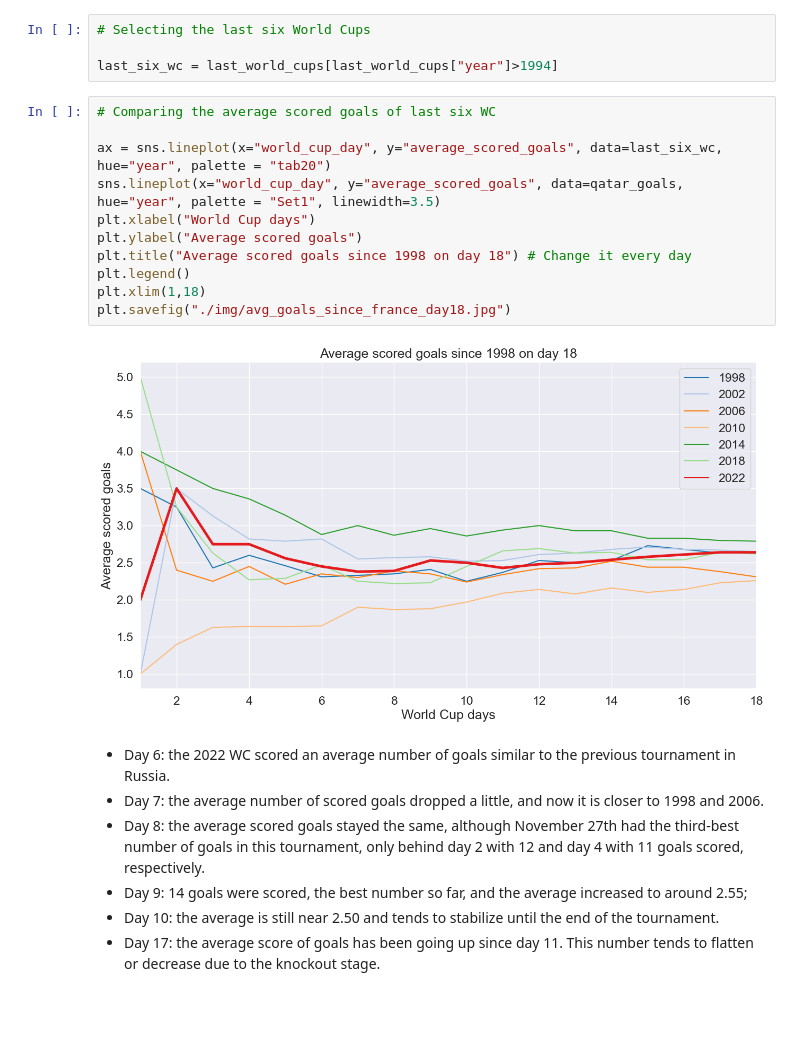
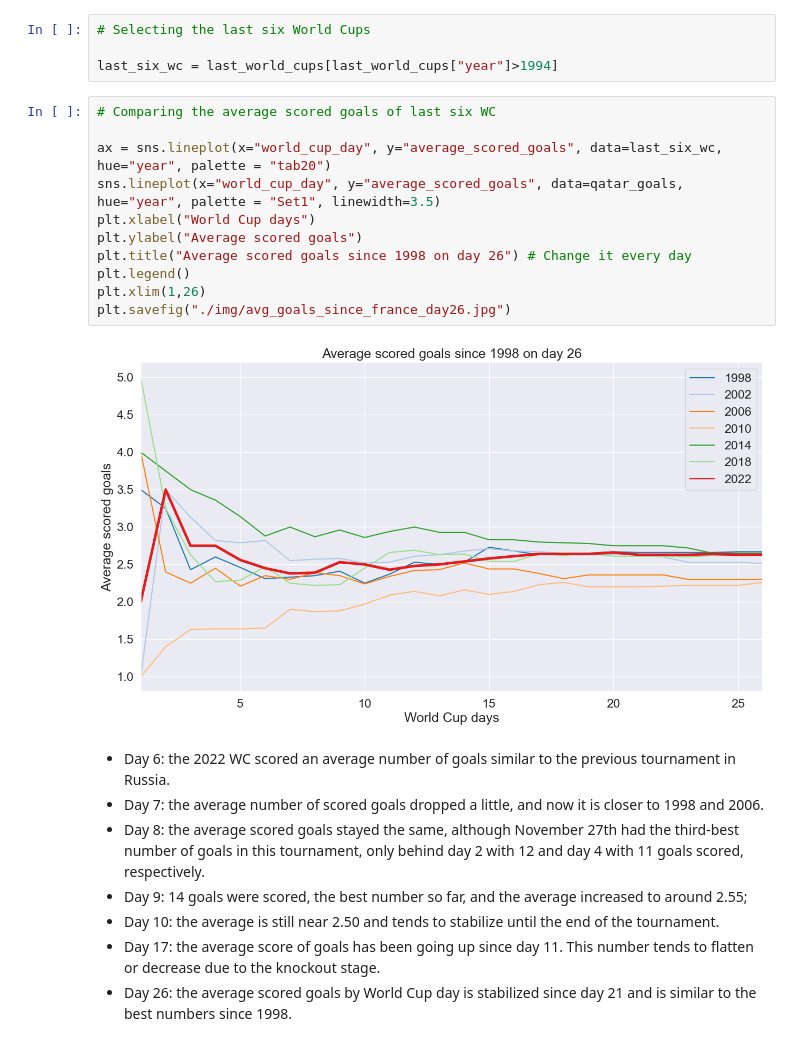
Before and after one commit to hanada-stephan/fifa_world_cup_analysis, a Jupyter notebook: world_cup_analysis.ipynb, the cells around one changed output. Saved outputs shown, nothing was run; the diff lists cells and outputs as text; blank space fills up the shorter version.

```diff
--- a/world_cup_analysis.ipynb
+++ b/world_cup_analysis.ipynb
@@ -215,16 +215,16 @@ last_six_wc = last_world_cups[last_world_cups["year"]>1994]
 # %%
 # Comparing the average scored goals of last six WC
 
 ax = sns.lineplot(x="world_cup_day", y="average_scored_goals", data=last_six_wc, hue="year", palette = "tab20")
 sns.lineplot(x="world_cup_day", y="average_scored_goals", data=qatar_goals, hue="year", palette = "Set1", linewidth=3.5)
 plt.xlabel("World Cup days")
 plt.ylabel("Average scored goals")
-plt.title("Average scored goals since 1998 on day 18") # Change it every day
+plt.title("Average scored goals since 1998 on day 26") # Change it every day
 plt.legend()
-plt.xlim(1,18)
-plt.savefig("./img/avg_goals_since_france_day18.jpg")
+plt.xlim(1,26)
+plt.savefig("./img/avg_goals_since_france_day26.jpg")
 # %% [output]
-[figure, old version]
+[figure, new version]
 # %% [markdown]
 - Day 6: the 2022 WC scored an average number of goals similar to the previous tournament in Russia.
 - Day 7: the average number of scored goals dropped a little, and now it is closer to 1998 and 2006.
@@ -232,6 +232,7 @@ plt.savefig("./img/avg_goals_since_france_day18.jpg")
 - Day 9: 14 goals were scored, the best number so far, and the average increased to around 2.55;
 - Day 10: the average is still near 2.50 and tends to stabilize until the end of the tournament.
 - Day 17: the average score of goals has been going up since day 11. This number tends to flatten or decrease due to the knockout stage.
+- Day 26: the average scored goals by World Cup day is stabilized since day 21 and is similar to the best numbers since 1998.
 # %%
 # Comparing the total number of scored goals of last six FWC
 
```
Also changed, not shown: parts of 3 cells of this notebook, 9 other files.
